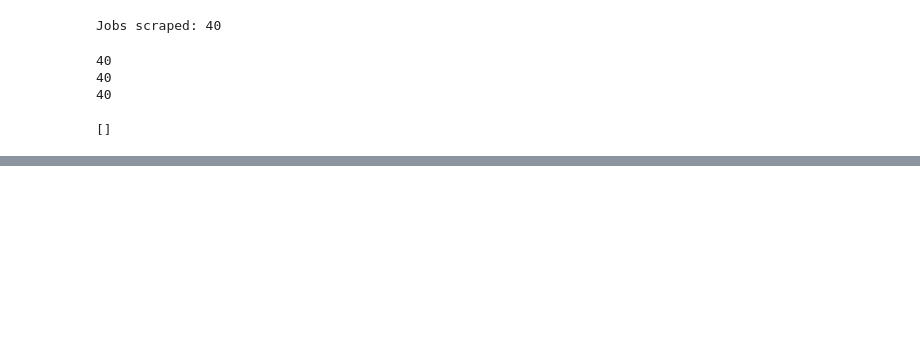
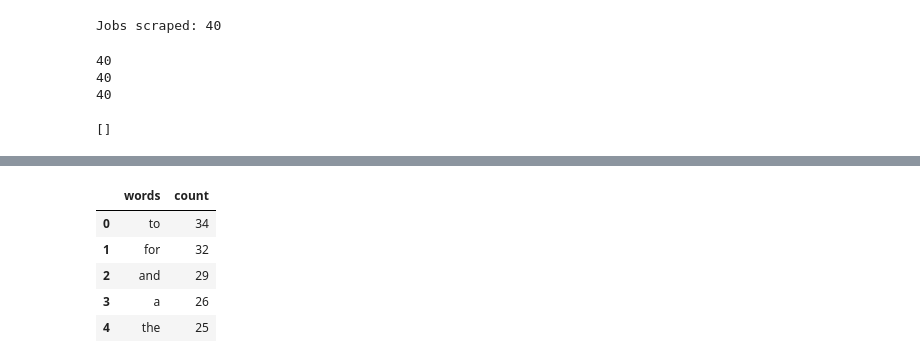
Before and after one commit to jonowood/Project_3, a Jupyter notebook: Jora_scrape_2.ipynb, the cells around one changed output, grey strips where cells are left out. Saved outputs shown, nothing was run; the diff lists cells and outputs as text; code cells hidden in the pictures; blank space fills up the shorter version.

```diff
--- a/Jora_scrape_2.ipynb
+++ b/Jora_scrape_2.ipynb
@@ -172,0 +243,9 @@ pd.read_sql_query('select * from "Jora_Scrape"', con=engine).head()
+# %%
+pd.read_sql_query('select * from "Jora_Word_Count"', con=engine).head()
+# %% [output]
+|  | words | count |
+| 0 | to | 34 |
+| 1 | for | 32 |
+| 2 | and | 29 |
+| 3 | a | 26 |
+| 4 | the | 25 |
```
Also changed, not shown: parts of 17 cells of this notebook, 2 other files.
